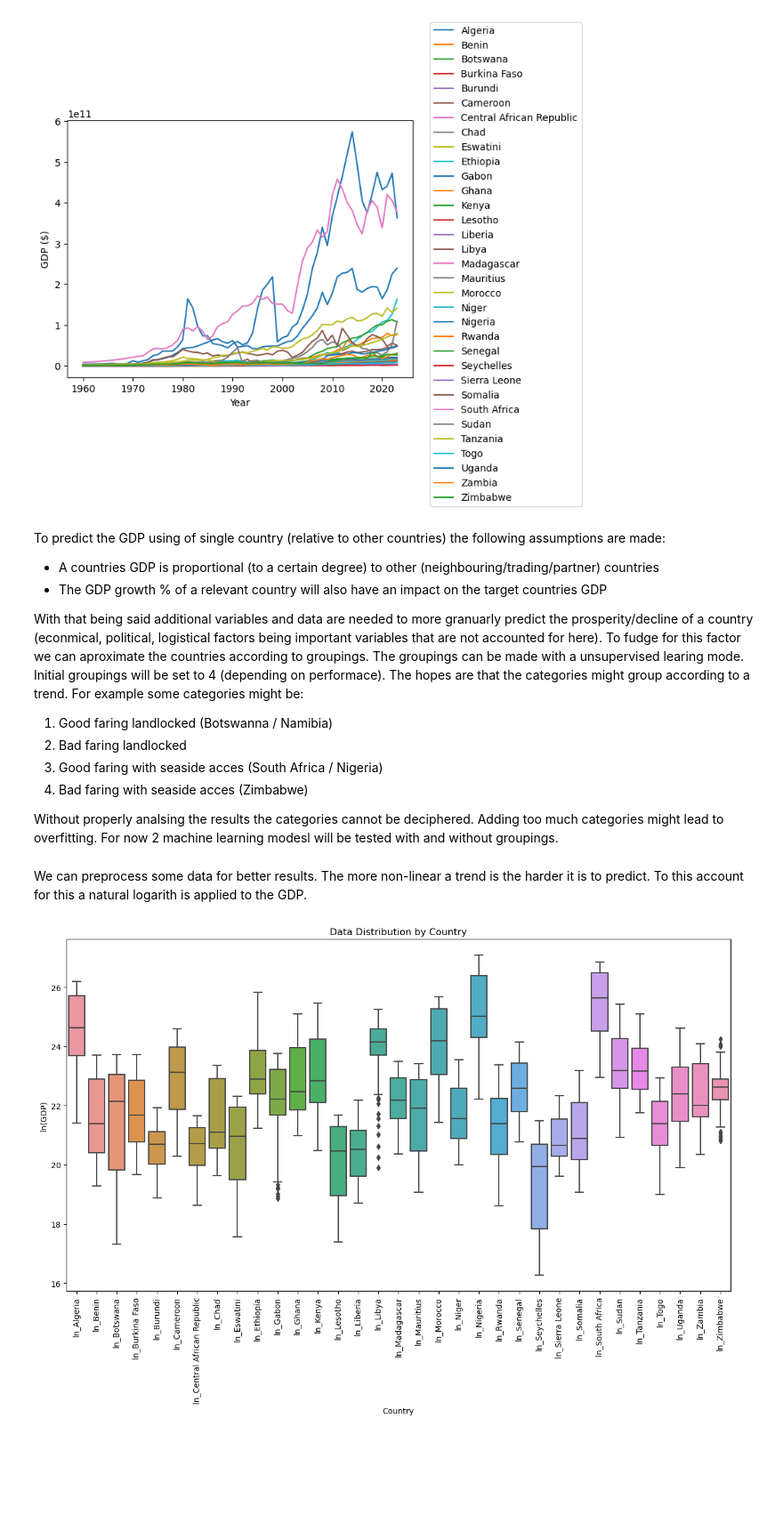
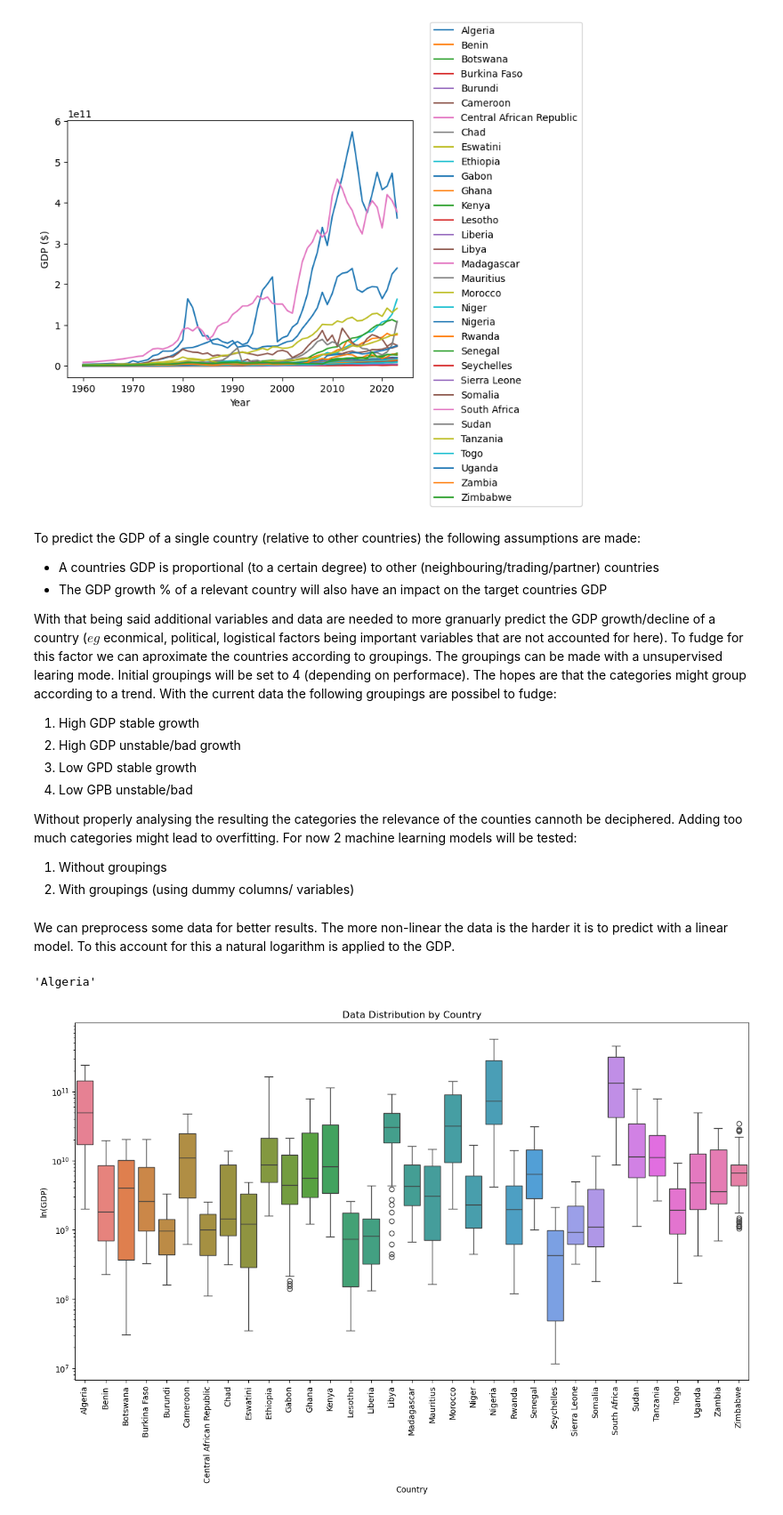
Before and after one commit to WilcoJohn/Progress-ML, a Jupyter notebook: ML Test/1.AfricaGDP.ipynb, the cells around one changed output. Shown at 89% size. Saved outputs shown, nothing was run; the diff lists cells and outputs as text; code cells hidden in the pictures; blank space fills up the shorter version.

```diff
--- a/ML Test/1.AfricaGDP.ipynb
+++ b/ML Test/1.AfricaGDP.ipynb
@@ -54,21 +54,24 @@ plt.legend(loc=[1.05, -0.50]);
 # %% [output]
 [figure]
 # %% [markdown]
-To predict the GDP using of single country (relative to other countries) the following assumptions are made:
+To predict the GDP of a single country (relative to other countries) the following assumptions are made:
 
 - A countries GDP is proportional (to a certain degree) to other (neighbouring/trading/partner) countries
 - The GDP growth % of a relevant country will also have an impact on the target countries GDP
 
-With that being said additional variables and data are needed to more granuarly predict the prosperity/decline of a country (econmical, political, logistical factors being important variables that are not accounted for here). To fudge for this factor we can aproximate the countries according to groupings. The groupings can be made with a unsupervised learing mode. Initial groupings will be set to 4 (depending on performace). The hopes are that the categories might group according to a trend. For example some categories might be:
+With that being said additional variables and data are needed to more granuarly predict the GDP growth/decline of a country ($\textit{eg}$ econmical, political, logistical factors being important variables that are not accounted for here). To fudge for this factor we can aproximate the countries according to groupings. The groupings can be made with a unsupervised learing mode. Initial groupings will be set to 4 (depending on performace). The hopes are that the categories might group according to a trend. With the current data the following groupings are possibel to fudge:
 
-1) Good faring landlocked (Botswanna / Namibia)
-2) Bad faring landlocked
-3) Good faring with seaside acces (South Africa / Nigeria)
-4) Bad faring with seaside acces (Zimbabwe)
+1) High GDP stable growth
+2) High GDP unstable/bad growth
+3) Low GPD stable growth
+4) Low GPB unstable/bad
 
-Without properly analsing the results the categories cannot be deciphered. Adding too much categories might lead to overfitting. For now 2 machine learning modesl will be tested with and without groupings.
+Without properly analysing the resulting the categories the relevance of the counties cannoth be deciphered. Adding too much categories might lead to overfitting. For now 2 machine learning models will be tested:
+
+1) Without groupings
+2) With groupings (using dummy columns/ variables)
 # %% [markdown]
-We can preprocess some data for better results. The more non-linear a trend is the harder it is to predict. To this account for this a natural logarith is applied to the GDP.
+We can preprocess some data for better results. The more non-linear the data is the harder it is to predict with a linear model. To this account for this a natural logarithm is applied to the GDP.
 # %%
 gdp_preproc_df = pandas.DataFrame();
 
@@ -87,13 +85,17 @@ pipe = sklearn.pipeline.make_pipeline(scaler, ml_model);
+# %%
+countries_list.any()
+# %% [output]
+'Algeria'
 # %%
 plt.figure(figsize=(15, 8));
-seaborn.boxplot(gdp_preproc_df["ln_" + countries_list]);
+seaborn.boxplot(gdp_df[countries_list], log_scale=True);
 plt.xticks(rotation=90)
 plt.title("Data Distribution by Country")
 plt.xlabel("Country");
 plt.ylabel("ln(GDP)");
 plt.show()
 # %% [output]
-[figure, old version]
+[figure, new version]
 # %% [markdown]
 Looking at the above graph, the following groupings can be geustimated:
 
```
Also changed, not shown: parts of 18 cells of this notebook.
